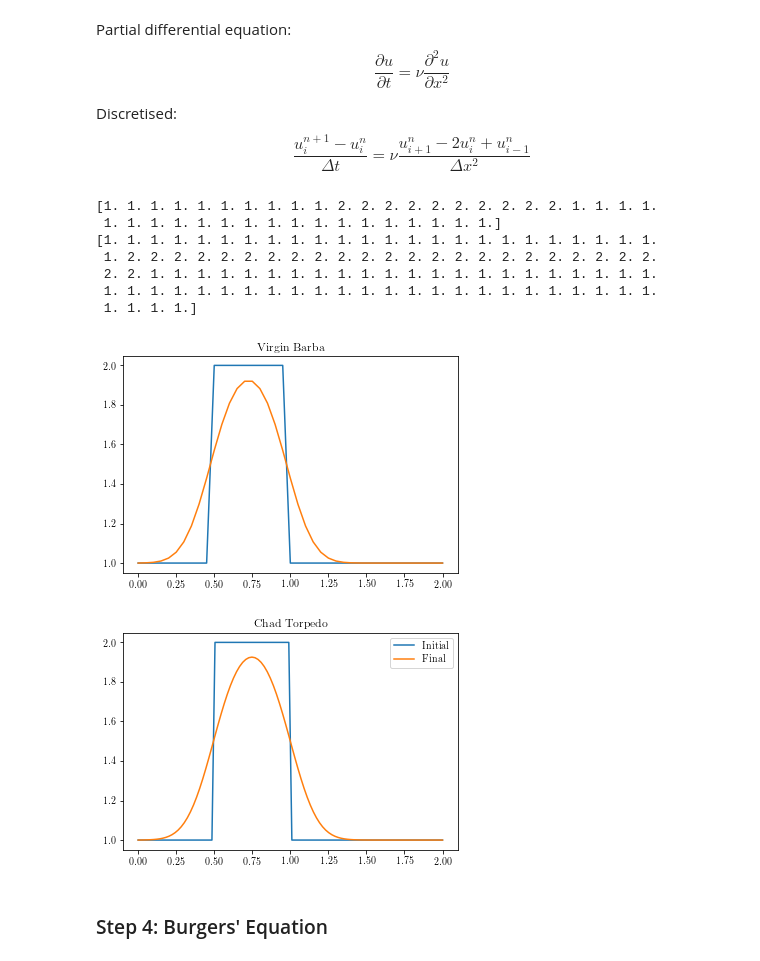
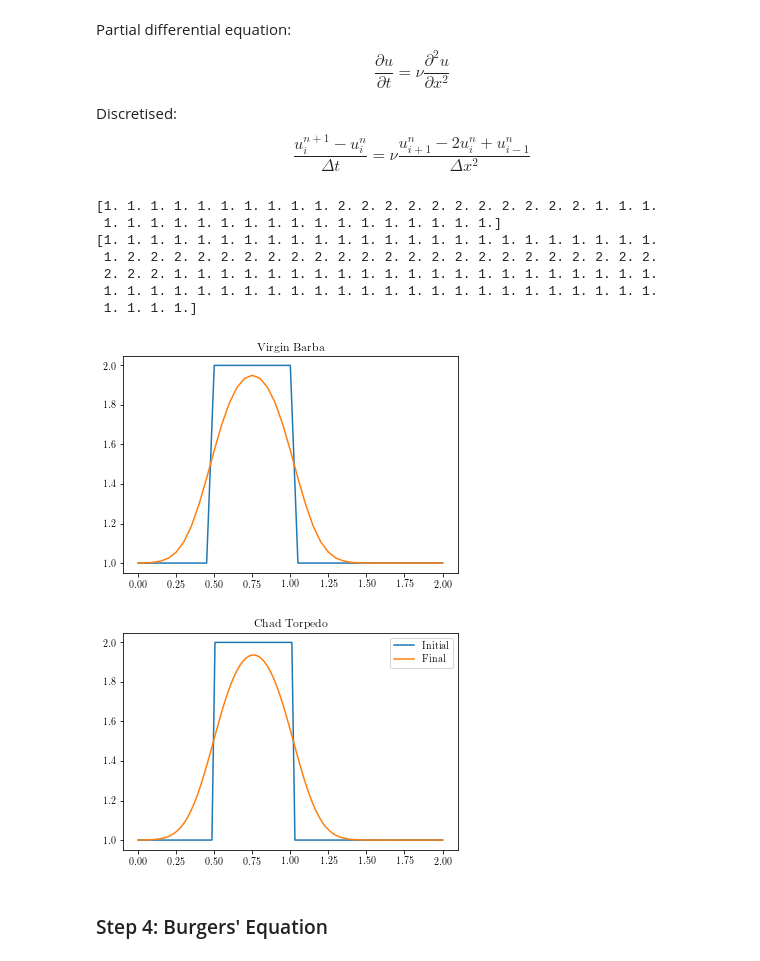
Before and after one commit to GodotMisogi/CFDCodes, a Jupyter notebook: CFDPython.ipynb, the cells around one changed output. Saved outputs shown, nothing was run; the diff lists cells and outputs as text; code cells hidden in the pictures.

```diff
--- a/CFDPython.ipynb
+++ b/CFDPython.ipynb
@@ -206,7 +208,7 @@ def diffusionequation(nx):
     dt = sigma*dx**2/nu
 
     u = numpy.ones(nx)
-    u[int (.5/dx): int(1/dx)] = 2.0
+    u[int (.5/dx): int(1/dx + 1)] = 2.0
     print(u)
 
     pyplot.figure(1)
@@ -224,38 +226,38 @@ diffusionequation(41)
 
 # This version forces the Courant number to be 0.2 and calculates the timestep accordingly for "accurate" results.
 def diffusionEquation(mesh_size, time):
     dx = 2.0/mesh_size
     nu = 0.3
     sigma_max = 0.2
     dt = sigma_max*dx**2/nu
     time_steps = int(time/dt)
 
     ## Initial condition definition
     u = numpy.ones((time_steps,mesh_size))
-    u[0][int (.5/dx): int(1/dx)] = 2.0
+    u[0][int (.5/dx): int(1/dx + 1)] = 2.0
     print(u[0])
 
     for n in range(time_steps-1):
         for i in range(1,mesh_size - 1):
             u[n+1][i] = u[n][i] + nu*dt/dx**2*(u[n][i+1] - 2*u[n][i] + u[n][i-1])
 
     pyplot.figure(2)
     pyplot.title('Chad Torpedo')
     pyplot.plot(numpy.linspace(0,2,mesh_size), u[0], label='Initial')
     pyplot.plot(numpy.linspace(0,2,mesh_size), u[time_steps-1], label='Final')
     pyplot.legend()
 
 diffusionEquation(100, 0.0333333)
 # %% [output]
-[1. 1. 1. 1. 1. 1. 1. 1. 1. 1. 2. 2. 2. 2. 2. 2. 2. 2. 2. 2. 1. 1. 1. 1.
+[1. 1. 1. 1. 1. 1. 1. 1. 1. 1. 2. 2. 2. 2. 2. 2. 2. 2. 2. 2. 2. 1. 1. 1.
  1. 1. 1. 1. 1. 1. 1. 1. 1. 1. 1. 1. 1. 1. 1. 1. 1.]
 [1. 1. 1. 1. 1. 1. 1. 1. 1. 1. 1. 1. 1. 1. 1. 1. 1. 1. 1. 1. 1. 1. 1. 1.
  1. 2. 2. 2. 2. 2. 2. 2. 2. 2. 2. 2. 2. 2. 2. 2. 2. 2. 2. 2. 2. 2. 2. 2.
- 2. 2. 1. 1. 1. 1. 1. 1. 1. 1. 1. 1. 1. 1. 1. 1. 1. 1. 1. 1. 1. 1. 1. 1.
+ 2. 2. 2. 1. 1. 1. 1. 1. 1. 1. 1. 1. 1. 1. 1. 1. 1. 1. 1. 1. 1. 1. 1. 1.
  1. 1. 1. 1. 1. 1. 1. 1. 1. 1. 1. 1. 1. 1. 1. 1. 1. 1. 1. 1. 1. 1. 1. 1.
  1. 1. 1. 1.]
-[figure, old version]
+[figure, new version]
-[figure, old version]
+[figure, new version]
 # %% [markdown]
 ### Step 4: Burgers' Equation
 # %% [markdown]
```
Also changed, not shown: parts of 8 cells of this notebook.
